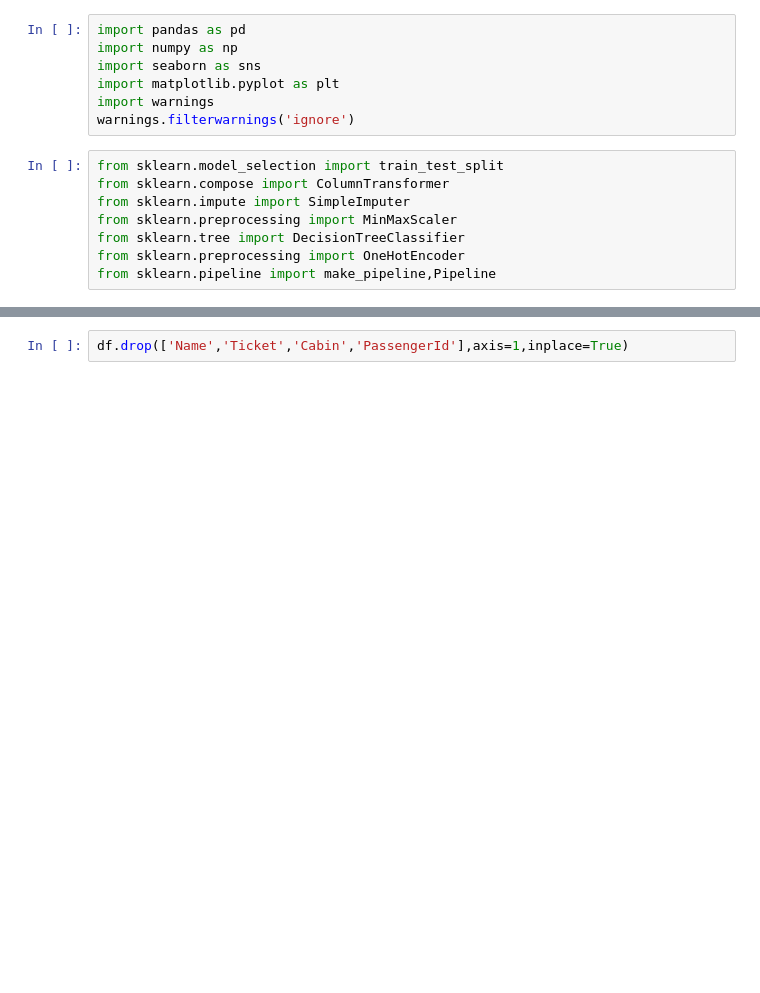
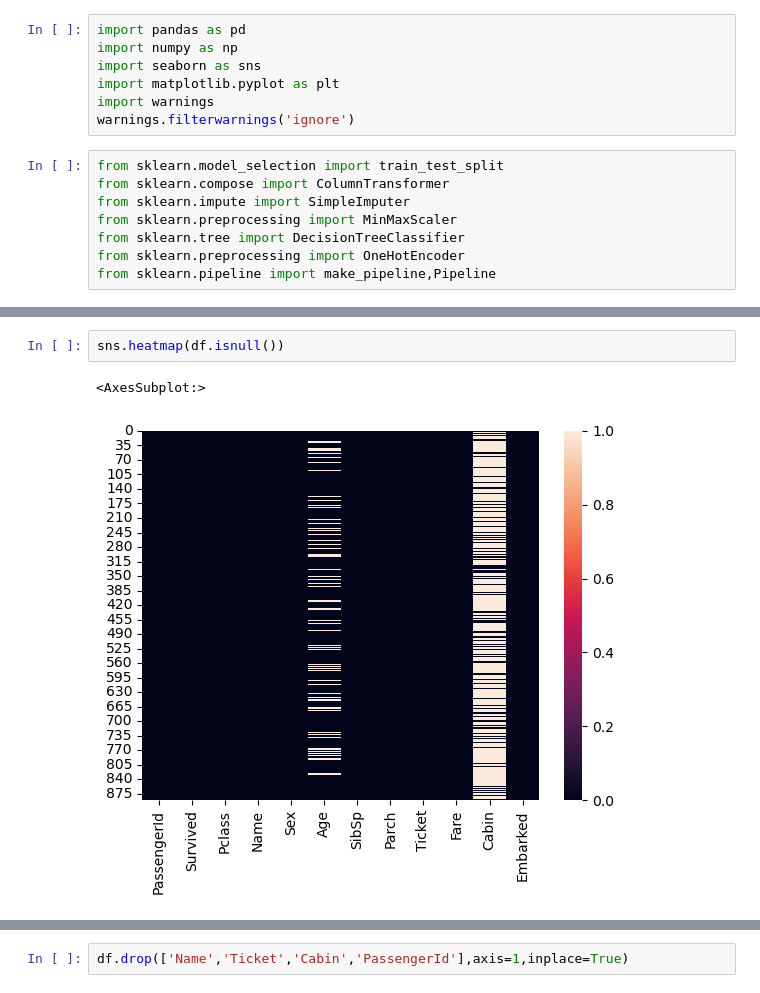
Before and after one commit to rohitmadame/titanic_, a Jupyter notebook: titanic_with_pipelines.ipynb, the cells around one changed output, grey strips where cells are left out. Cells and saved outputs as stored; diff of their text form; blank space fills up the shorter version.

```diff
--- a/titanic_with_pipelines.ipynb
+++ b/titanic_with_pipelines.ipynb
@@ -26,0 +98,5 @@ df.head()
+# %%
+sns.heatmap(df.isnull())
+# %% [output]
+<AxesSubplot:>
+[figure, added]
```
Also changed, not shown: parts of 29 cells of this notebook.
